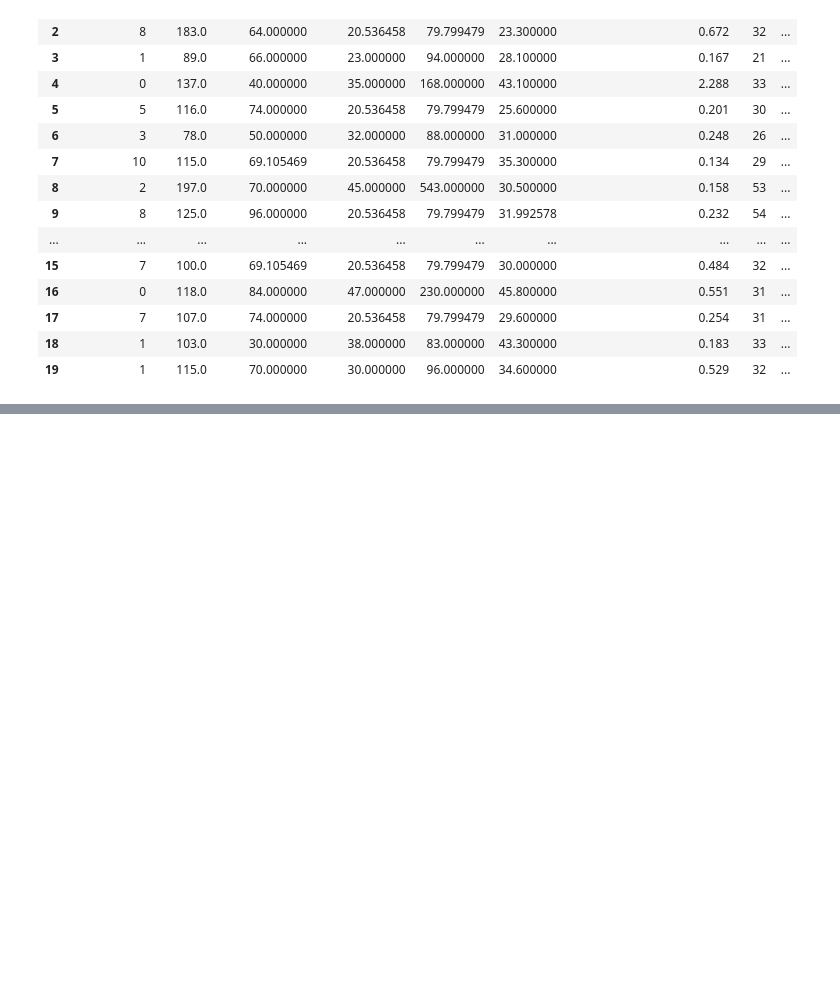
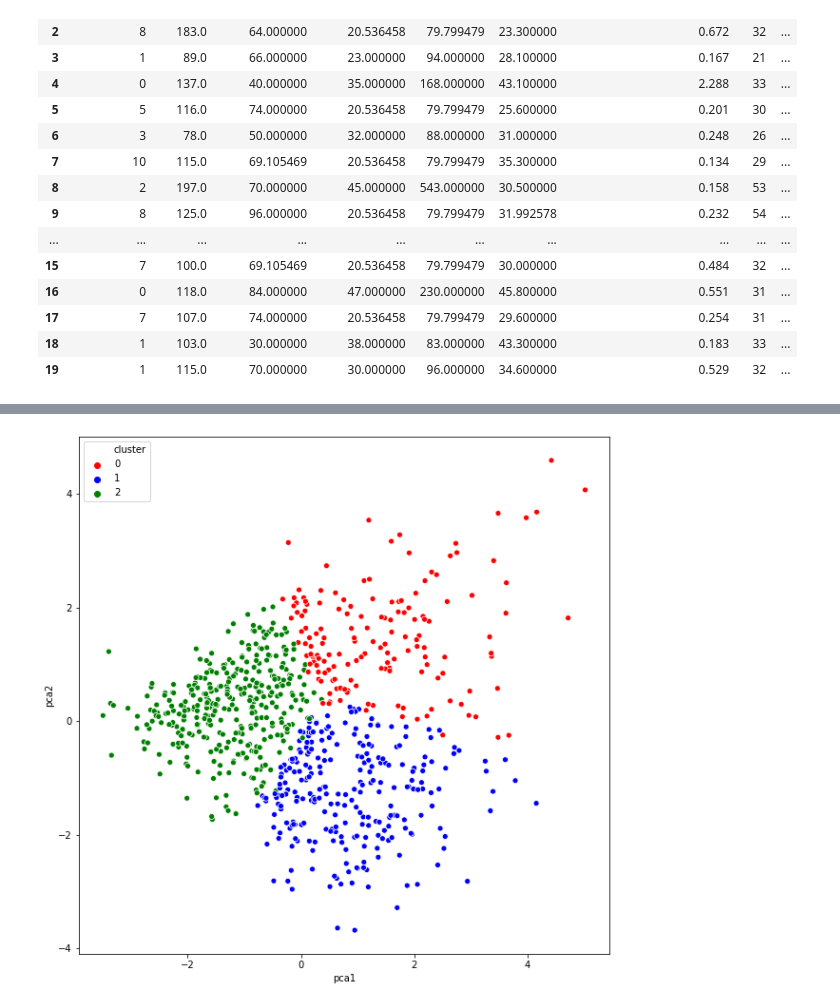
Before and after one commit to SVUPASANI/BE-project-Data, a Jupyter notebook: BE FYP.ipynb, the cells around one changed output, grey strips where cells are left out. Cells and saved outputs as stored; diff of their text form; code cells hidden in the pictures; blank space fills up the shorter version.

```diff
--- a/BE FYP.ipynb
+++ b/BE FYP.ipynb
@@ -271,0 +253,6 @@ plt.show()
+# %%
+pca = PCA(n_components=2)
+principal_comp = pca.fit_transform(Health_df_scaled)
+# %%
+pca_df = pd.DataFrame(data = principal_comp, columns = ['pca1','pca2'])
+pca_df.head()
@@ -271,0 +266,3 @@ plt.show()
+# %%
+pca_df = pd.concat([pca_df,pd.DataFrame({'cluster':labels})], axis = 1)
+pca_df.head()
@@ -271,0 +276,6 @@ plt.show()
+# %%
+plt.figure(figsize=(10,10))
+ax = sns.scatterplot(x='pca1', y='pca2', hue = 'cluster', data = pca_df, palette = ['red','blue','green'])
+plt.show()
+# %% [output]
+[figure, added]
```
Also changed, not shown: parts of 9 cells of this notebook.
